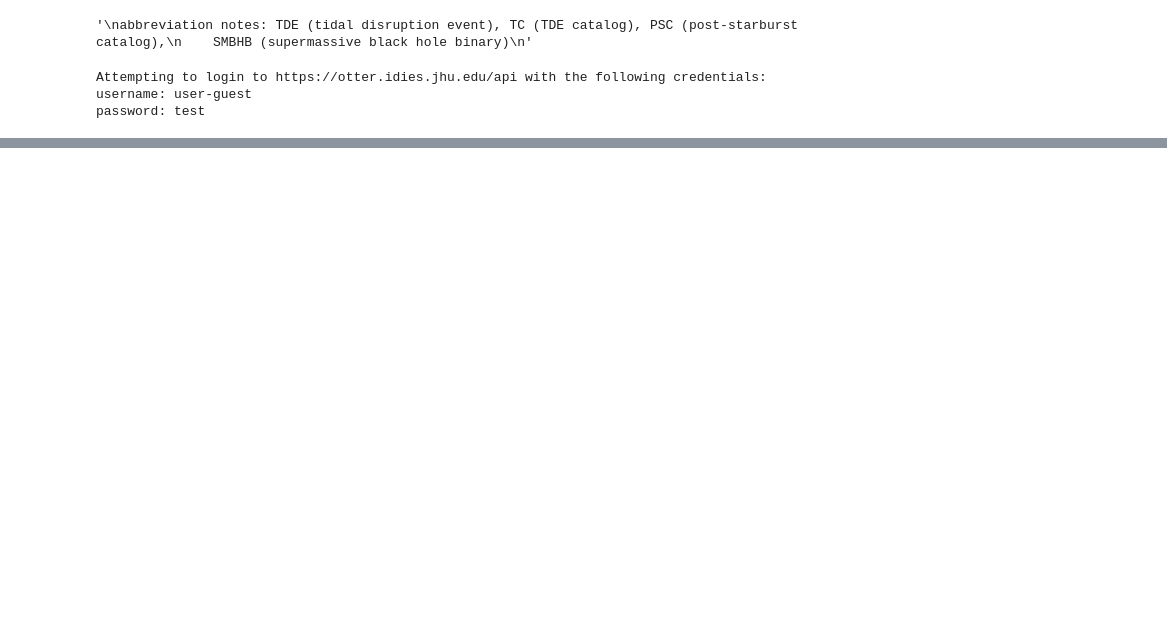
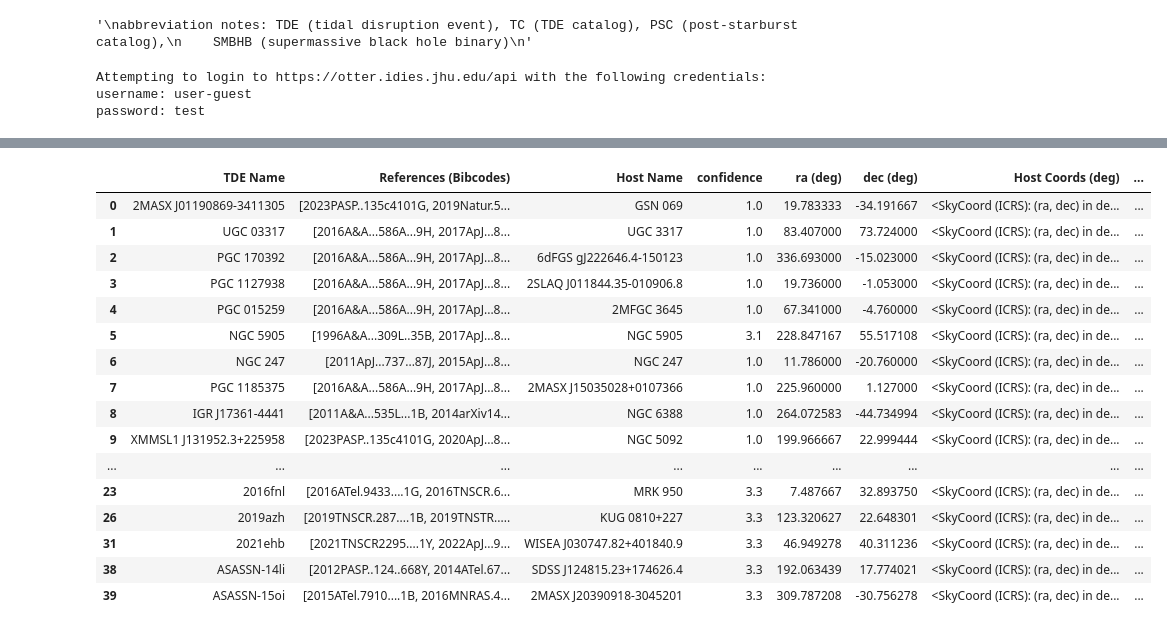
Before and after one commit to COSMOF0X/TIMESTEP_Apprenticeship_TDE_Target_Project, a Jupyter notebook: TDE-catalog-program.ipynb, the cells around one changed output, grey strips where cells are left out. Cells and saved outputs as stored; diff of their text form; code cells hidden in the pictures; blank space fills up the shorter version.

```diff
--- a/TDE-catalog-program.ipynb
+++ b/TDE-catalog-program.ipynb
@@ -352,0 +215,36 @@ Name: NGC 5905, dtype: object
+# %%
+host_cands_df = cands_df.loc[cands_df["Host info in OTTER?"] == 'True', ["TDE Name", 'References (Bibcodes)', 'Host Name', "confidence", "ra (deg)",
+                                                                           "dec (deg)", 'Host Coords (deg)']].copy()
+
+def query_ztf_helper(transient):
+    # where argument 'transient' is a string of the default name of the transient object
+    obj = db.query(names=transient)[0]
+    host_obj = obj.get_host()[0]
+
+    ztf_info = host_obj.query_ztf()
+    return ztf_info
+
+
+host_cands_df['ZTF table len'] = host_cands_df['TDE Name'].apply(lambda x: len(query_ztf_helper(x)))
+
+
+
+host_cands_df
+# %% [output]
+|  | TDE Name | References (Bibcodes) | Host Name | confidence | ra (deg) | dec (deg) | Host Coords (deg) | ... |
+| 0 | 2MASX J01190869-3411305 | [2023PASP..135c4101G, 2019Natur.5... | GSN 069 | 1.0 | 19.783333 | -34.191667 | <SkyCoord (ICRS): (ra, dec) in de... | ... |
+| 1 | UGC 03317 | [2016A&A...586A...9H, 2017ApJ...8... | UGC 3317 | 1.0 | 83.407000 | 73.724000 | <SkyCoord (ICRS): (ra, dec) in de... | ... |
+| 2 | PGC 170392 | [2016A&A...586A...9H, 2017ApJ...8... | 6dFGS gJ222646.4-150123 | 1.0 | 336.693000 | -15.023000 | <SkyCoord (ICRS): (ra, dec) in de... | ... |
+| 3 | PGC 1127938 | [2016A&A...586A...9H, 2017ApJ...8... | 2SLAQ J011844.35-010906.8 | 1.0 | 19.736000 | -1.053000 | <SkyCoord (ICRS): (ra, dec) in de... | ... |
+| 4 | PGC 015259 | [2016A&A...586A...9H, 2017ApJ...8... | 2MFGC 3645 | 1.0 | 67.341000 | -4.760000 | <SkyCoord (ICRS): (ra, dec) in de... | ... |
+| 5 | NGC 5905 | [1996A&A...309L..35B, 2017ApJ...8... | NGC 5905 | 3.1 | 228.847167 | 55.517108 | <SkyCoord (ICRS): (ra, dec) in de... | ... |
+| 6 | NGC 247 | [2011ApJ...737...87J, 2015ApJ...8... | NGC 247 | 1.0 | 11.786000 | -20.760000 | <SkyCoord (ICRS): (ra, dec) in de... | ... |
+| 7 | PGC 1185375 | [2016A&A...586A...9H, 2017ApJ...8... | 2MASX J15035028+0107366 | 1.0 | 225.960000 | 1.127000 | <SkyCoord (ICRS): (ra, dec) in de... | ... |
+| 8 | IGR J17361-4441 | [2011A&A...535L...1B, 2014arXiv14... | NGC 6388 | 1.0 | 264.072583 | -44.734994 | <SkyCoord (ICRS): (ra, dec) in de... | ... |
+| 9 | XMMSL1 J131952.3+225958 | [2023PASP..135c4101G, 2020ApJ...8... | NGC 5092 | 1.0 | 199.966667 | 22.999444 | <SkyCoord (ICRS): (ra, dec) in de... | ... |
+| ... | ... | ... | ... | ... | ... | ... | ... | ... |
+| 23 | 2016fnl | [2016ATel.9433....1G, 2016TNSCR.6... | MRK 950 | 3.3 | 7.487667 | 32.893750 | <SkyCoord (ICRS): (ra, dec) in de... | ... |
+| 26 | 2019azh | [2019TNSCR.287....1B, 2019TNSTR..... | KUG 0810+227 | 3.3 | 123.320627 | 22.648301 | <SkyCoord (ICRS): (ra, dec) in de... | ... |
+| 31 | 2021ehb | [2021TNSCR2295....1Y, 2022ApJ...9... | WISEA J030747.82+401840.9 | 3.3 | 46.949278 | 40.311236 | <SkyCoord (ICRS): (ra, dec) in de... | ... |
+| 38 | ASASSN-14li | [2012PASP..124..668Y, 2014ATel.67... | SDSS J124815.23+174626.4 | 3.3 | 192.063439 | 17.774021 | <SkyCoord (ICRS): (ra, dec) in de... | ... |
+| 39 | ASASSN-15oi | [2015ATel.7910....1B, 2016MNRAS.4... | 2MASX J20390918-3045201 | 3.3 | 309.787208 | -30.756278 | <SkyCoord (ICRS): (ra, dec) in de... | ... |
```
Also changed, not shown: parts of 12 cells of this notebook.
